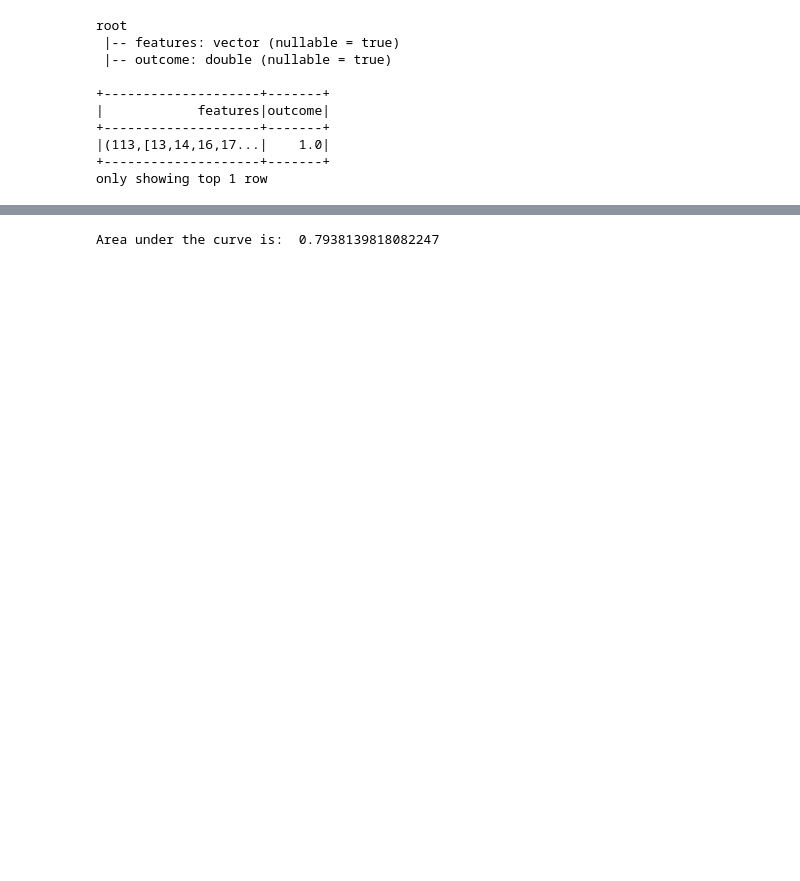
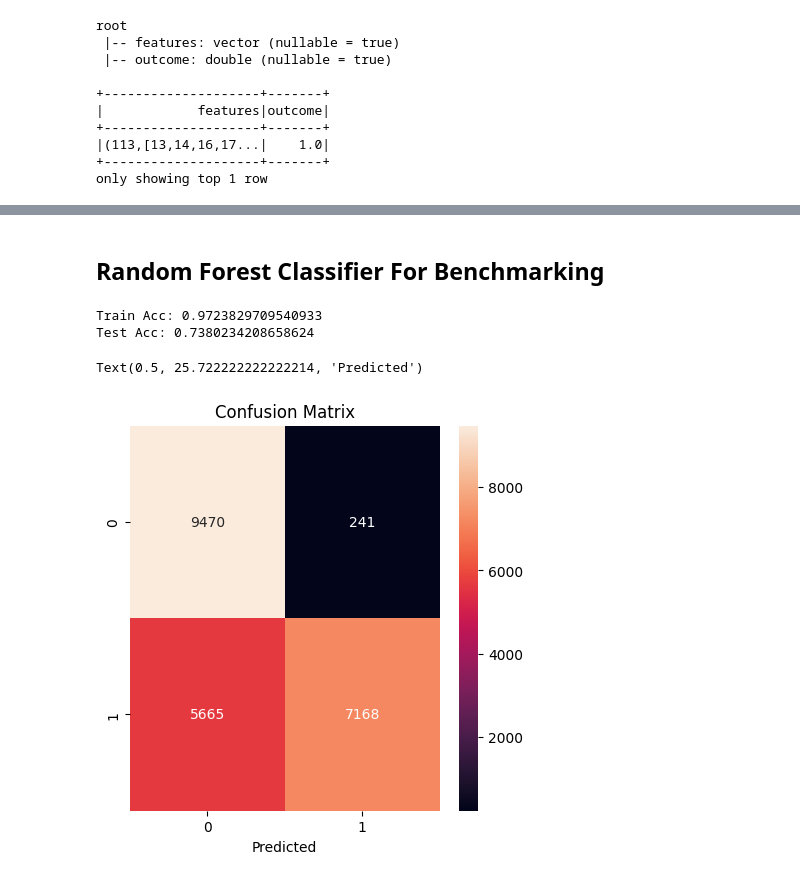
Before and after one commit to zliu250/Network-Intrusion-Detection-System, a Jupyter notebook: AI Information Security Project.ipynb, the cells around one changed output, grey strips where cells are left out. Drawn from its saved outputs; the diff is of its cells as text; code cells hidden in the pictures; blank space fills up the shorter version.

Commit message:
Update AI Information Security Project.ipynb
Added random forest benchmarking

```diff
--- a/AI Information Security Project.ipynb
+++ b/AI Information Security Project.ipynb
@@ -103,10 +103,6 @@ def get_preprocess_pipeline():
 # %% [markdown]
 ## 2.1 Load the training and test dataframe using the pipeline
 # %%
-# if you installed Spark on windows,
-# you may need findspark and need to initialize it prior to being able to use pyspark
-# Also, you may need to initialize SparkContext yourself.
-# Uncomment the following lines if you are using Windows!
 import findspark
 findspark.init()
 findspark.find()
@@ -114,16 +110,13 @@ findspark.find()
 import os
 import sys
 
-# os.environ['PYSPARK_PYTHON'] = sys.executable
-# os.environ['PYSPARK_DRIVER_PYTHON'] = sys.executable
-
 spark = SparkSession.builder \
     .master("local[*]") \
     .appName("SystemsToolChains") \
     .getOrCreate()
 
-nslkdd_raw = spark.read.csv('./NSL-KDD/KDDTrain+.txt',header=False).toDF(*col_names)
-nslkdd_test_raw = spark.read.csv('./NSL-KDD/KDDTest+.txt',header=False).toDF(*col_names)
+nslkdd_raw = spark.read.csv('./KDDTrain+.txt',header=False).toDF(*col_names)
+nslkdd_test_raw = spark.read.csv('./KDDTest+.txt',header=False).toDF(*col_names)
 
 preprocess_pipeline = get_preprocess_pipeline()
 preprocess_pipeline_model = preprocess_pipeline.fit(nslkdd_raw)
@@ -310,8 +161,40 @@ plt.show()
-# %%
-from pyspark.ml.evaluation import BinaryClassificationEvaluator
-
-evaluator = BinaryClassificationEvaluator(rawPredictionCol='rawPrediction',
-    labelCol='outcome', metricName='areaUnderROC')
-print("Area under the curve is: ", evaluator.evaluate(predictions))
-# %% [output]
-Area under the curve is:  0.7938139818082247
+# %% [markdown]
+## Random Forest Classifier For Benchmarking
+# %%
+from pyspark.ml.classification import RandomForestClassifier
+from pyspark.ml.evaluation import MulticlassClassificationEvaluator
+
+rf = RandomForestClassifier(featuresCol='features', labelCol='outcome')
+
+rf_model = rf.fit(nslkdd_df)
+
+train_pred = rf_model.transform(nslkdd_df)
+test_pred = rf_model.transform(nslkdd_df_test)
+
+evaluator = MulticlassClassificationEvaluator(labelCol="outcome", predictionCol="prediction", metricName="accuracy")
+
+train_acc = evaluator.evaluate(train_pred)
+test_acc = evaluator.evaluate(test_pred)
+
+print(f"Train Acc: {train_acc}")
+print(f"Test Acc: {test_acc}")
+# %% [output]
+Train Acc: 0.9723829709540933
+Test Acc: 0.7380234208658624
+# %%
+predictions_pd = test_pred.select('outcome', 'prediction').toPandas()
+
+# import plt
+import matplotlib.pyplot as plt
+import seaborn as sns
+
+# Plot the confusion matrix
+from sklearn.metrics import confusion_matrix
+cm = confusion_matrix(predictions_pd['outcome'], predictions_pd['prediction'])
+plt.figure(figsize=(5,5))
+sns.heatmap(cm, annot=True, fmt="d")
+plt.title('Confusion Matrix')
+plt.xlabel('Predicted')
+# %% [output]
+Text(0.5, 25.722222222222214, 'Predicted')
+[figure, added]
```
Also changed, not shown: parts of 17 cells of this notebook.
